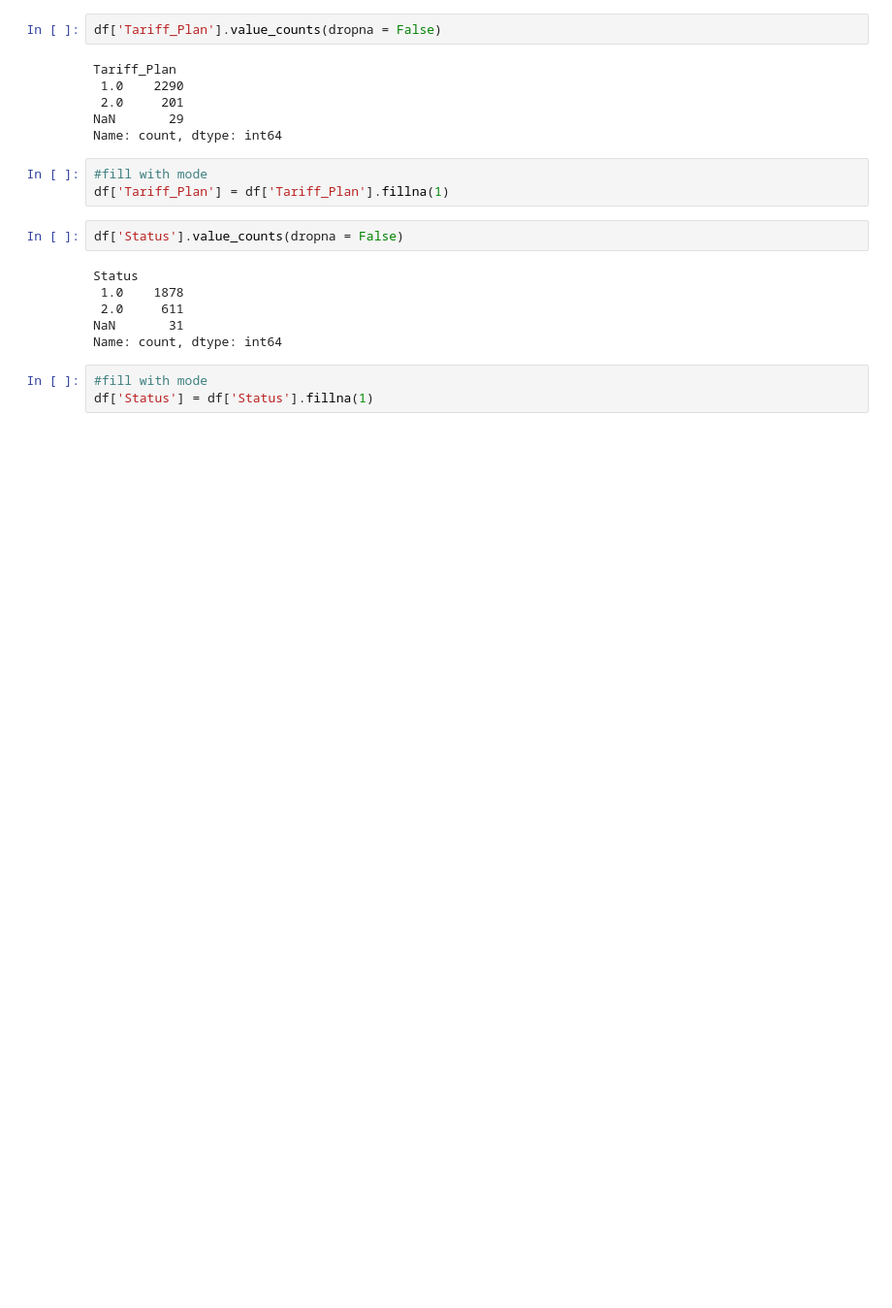
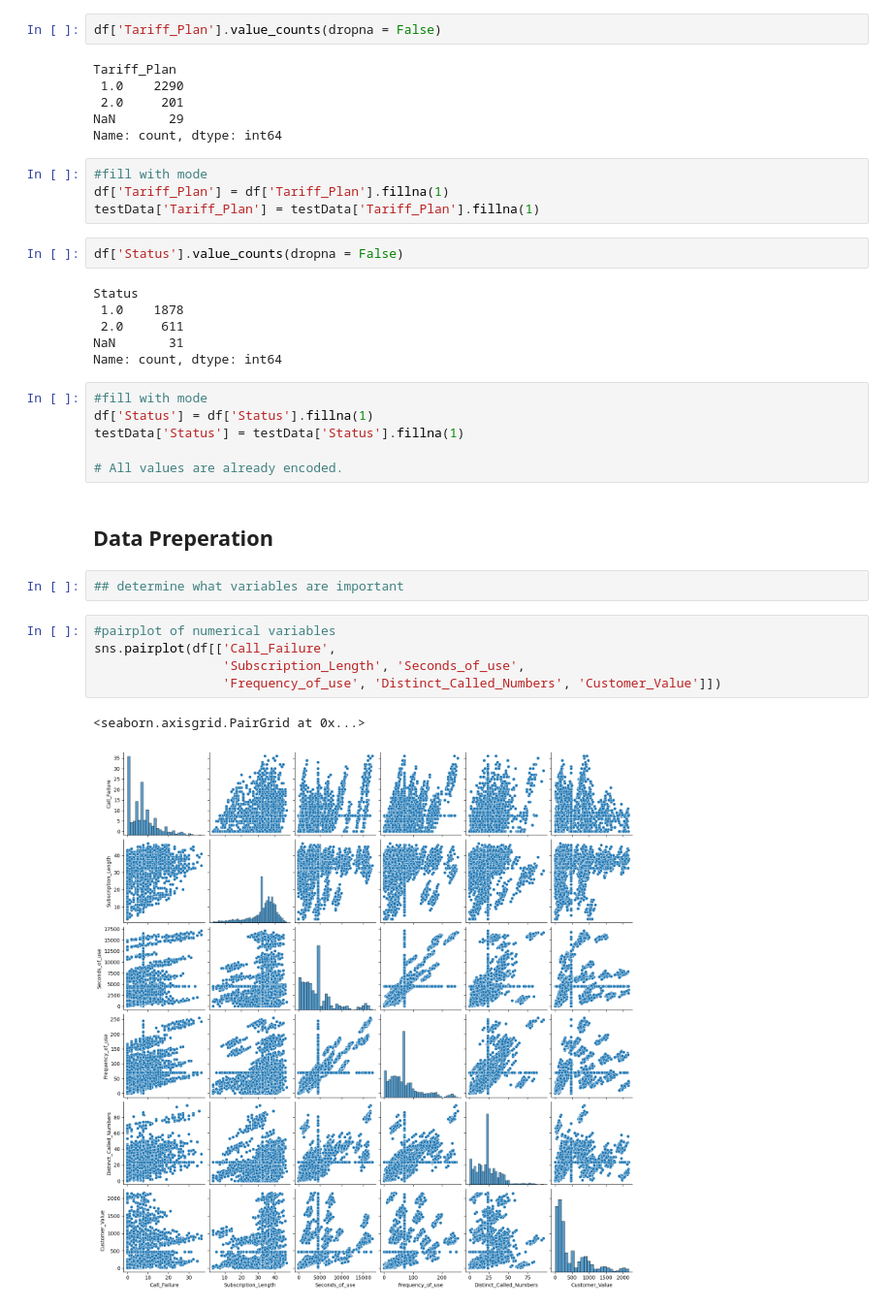
Before and after one commit to AndyZheng0/bus-analytics, a Jupyter notebook: majestic_media/main.ipynb, the cells around one changed output. Shown at 97% size. Saved outputs shown, nothing was run; the diff lists cells and outputs as text; blank space fills up the shorter version.

```diff
--- a/majestic_media/main.ipynb
+++ b/majestic_media/main.ipynb
@@ -142,6 +185,7 @@ Name: count, dtype: int64
 # %%
 #fill with mode
 df['Tariff_Plan'] = df['Tariff_Plan'].fillna(1)
+testData['Tariff_Plan'] = testData['Tariff_Plan'].fillna(1)
 # %%
 df['Status'].value_counts(dropna = False)
 # %% [output]
@@ -153,3 +197,18 @@ Name: count, dtype: int64
 # %%
 #fill with mode
 df['Status'] = df['Status'].fillna(1)
+testData['Status'] = testData['Status'].fillna(1)
+
+# All values are already encoded.
+# %% [markdown]
+## Data Preperation
+# %%
+## determine what variables are important
+# %%
+#pairplot of numerical variables
+sns.pairplot(df[['Call_Failure',
+                 'Subscription_Length', 'Seconds_of_use',
+                 'Frequency_of_use', 'Distinct_Called_Numbers', 'Customer_Value']])
+# %% [output]
+<seaborn.axisgrid.PairGrid at 0x...>
+[figure, added]
```
Also changed, not shown: parts of 20 cells of this notebook, 3 other files.
